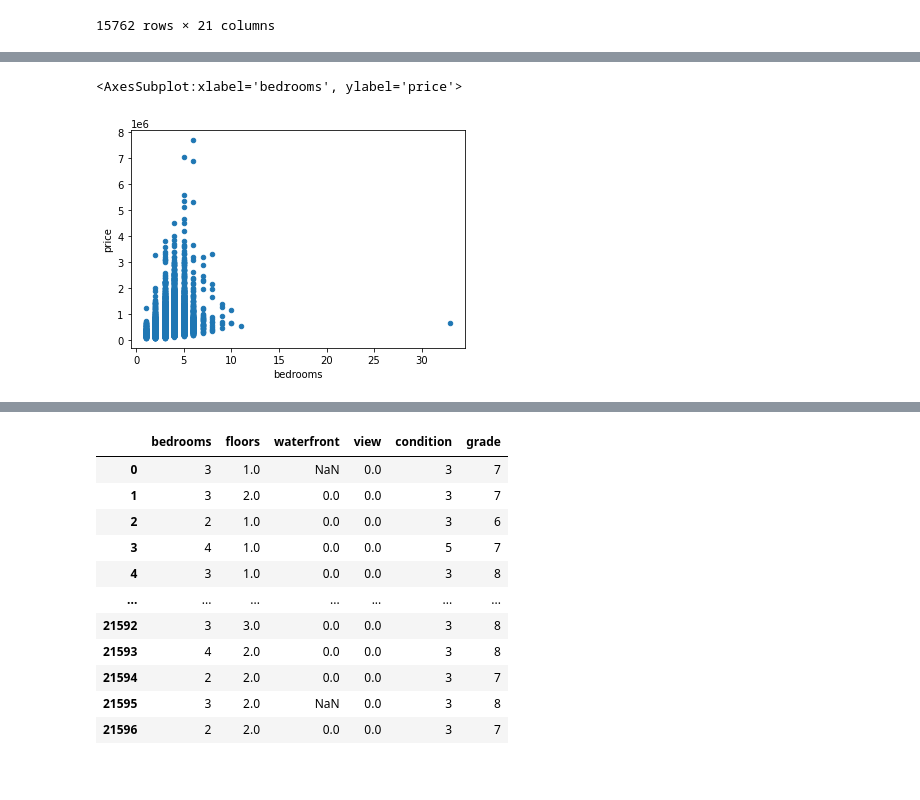
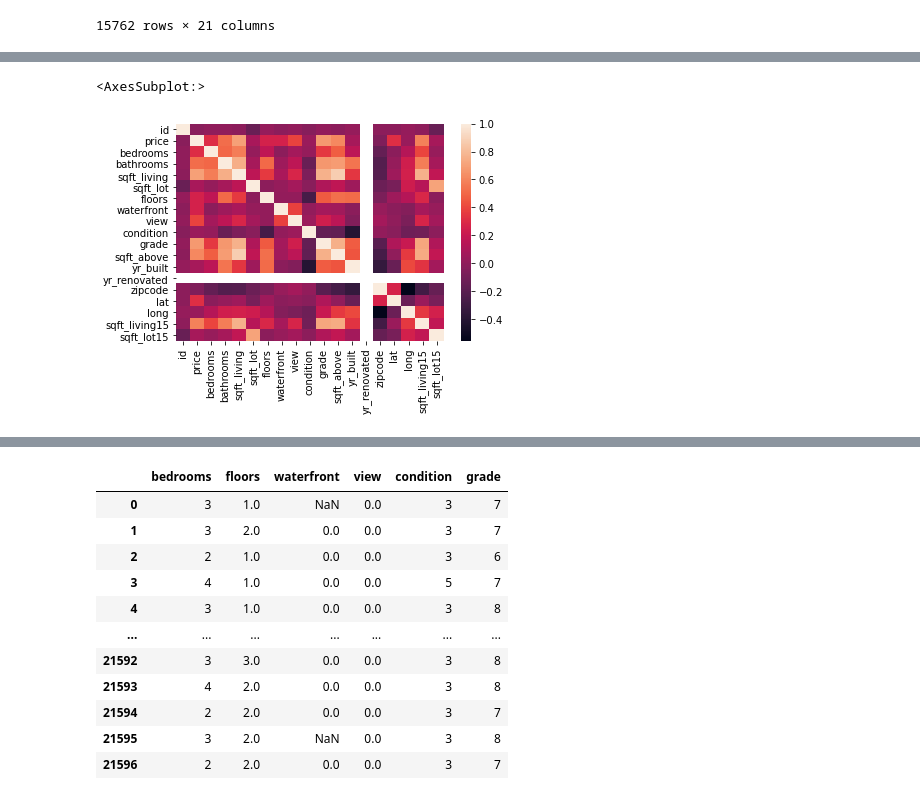
Before and after one commit to ozbunae/Housing_Data, a Jupyter notebook: Project 2.ipynb, the cells around one changed output, grey strips where cells are left out. Drawn from its saved outputs; the diff is of its cells as text; code cells hidden in the pictures.

```diff
--- a/Project 2.ipynb
+++ b/Project 2.ipynb
@@ -119,0 +142,2 @@ df.corr()
+# %%
+df_nonreno = df[df.yr_renovated == 0]
@@ -126,5 +168,6 @@ sns.heatmap(df.corr())
-# %%
-df.plot.scatter(x = "bedrooms", y = "price")
-# %% [output]
-<AxesSubplot:xlabel='bedrooms', ylabel='price'>
-[figure, removed]
+# %%
+plt.figure
+sns.heatmap(df_nonreno.corr())
+# %% [output]
+<AxesSubplot:>
+[figure, added]
```
Also changed, not shown: parts of 26 cells of this notebook.
